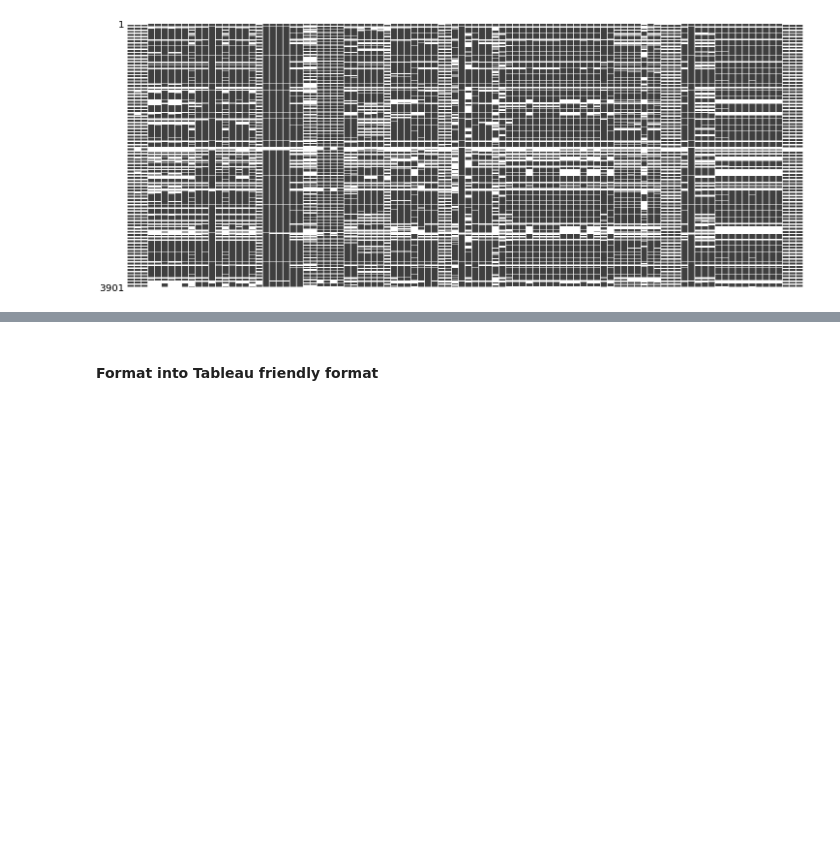
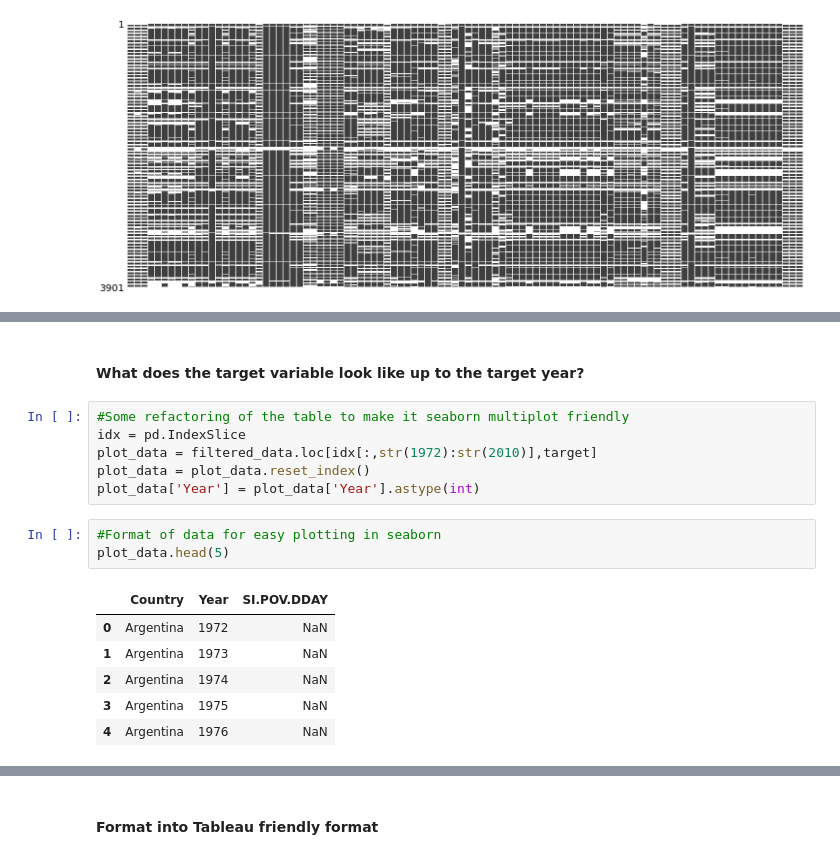
Before and after one commit to FergusOBoyle/sustainable-dev-goals-forecasting, a Jupyter notebook: notebooks/clean_input_streams.ipynb, the cells around one changed output, grey strips where cells are left out. Saved outputs shown, nothing was run; the diff lists cells and outputs as text; blank space fills up the shorter version.

```diff
--- a/notebooks/clean_input_streams.ipynb
+++ b/notebooks/clean_input_streams.ipynb
@@ -291,0 +288,18 @@ ValueError: Could not interpret input 'Year'
+# %% [markdown]
+#### What does the target variable look like up to the target year?
+# %%
+#Some refactoring of the table to make it seaborn multiplot friendly
+idx = pd.IndexSlice
+plot_data = filtered_data.loc[idx[:,str(1972):str(2010)],target]
+plot_data = plot_data.reset_index()
+plot_data['Year'] = plot_data['Year'].astype(int)
+# %%
+#Format of data for easy plotting in seaborn
+plot_data.head(5)
+# %% [output]
+|  | Country | Year | SI.POV.DDAY |
+| 0 | Argentina | 1972 | NaN |
+| 1 | Argentina | 1973 | NaN |
+| 2 | Argentina | 1974 | NaN |
+| 3 | Argentina | 1975 | NaN |
+| 4 | Argentina | 1976 | NaN |
```
Also changed, not shown: parts of 12 cells of this notebook.
